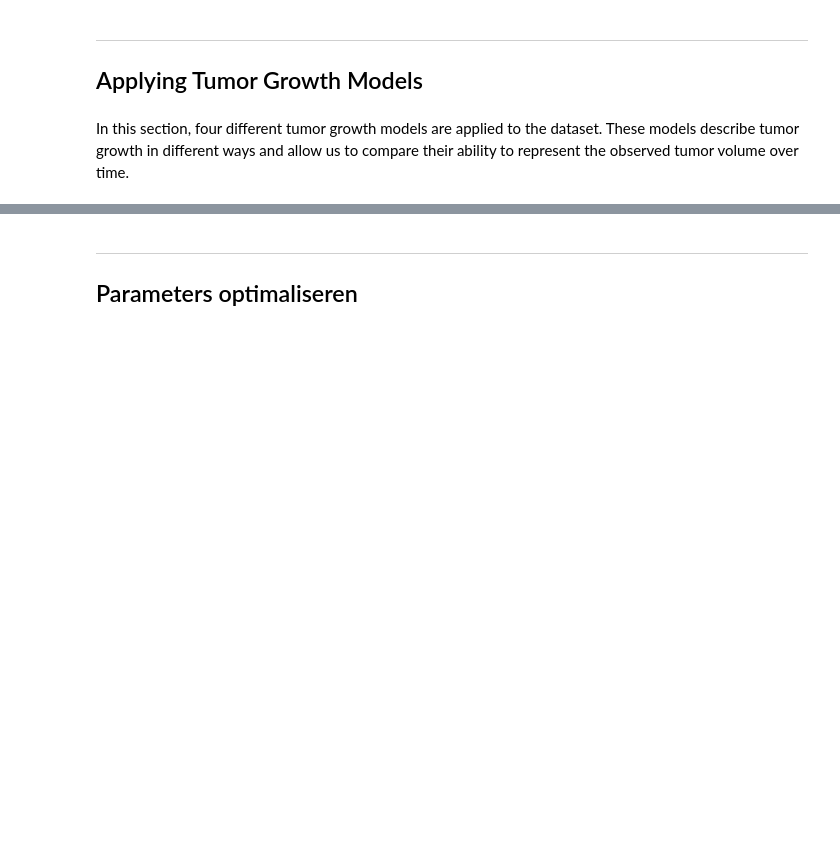
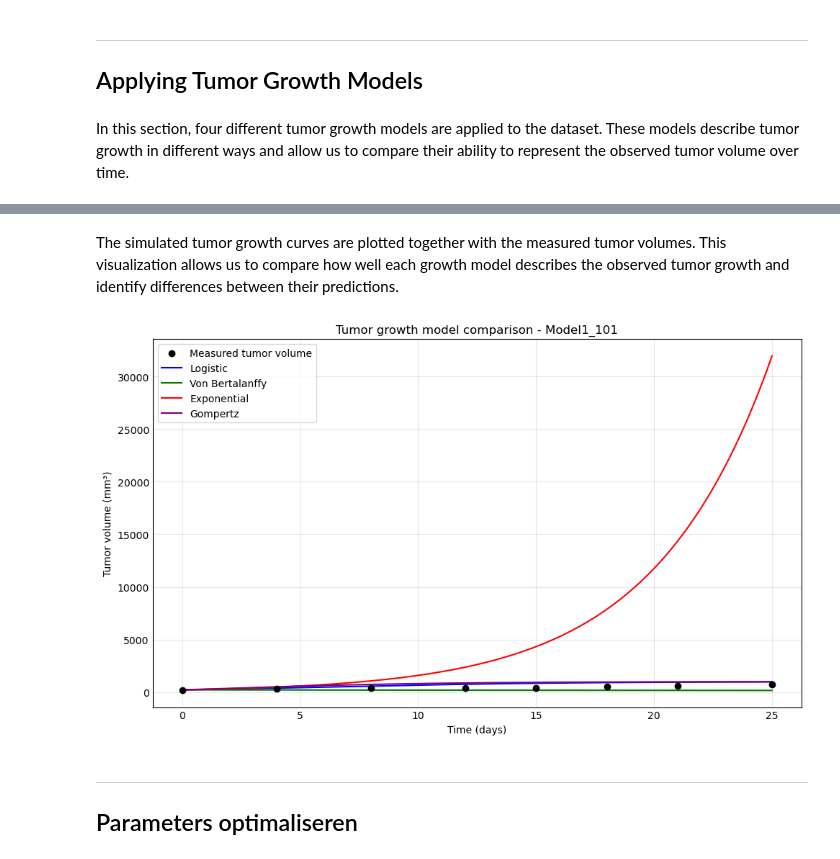
Before and after one commit to cheyennebrouwer/Casus_Dynamic-Modelling, a Jupyter notebook: Use_case_application.ipynb, the cells around one changed output, grey strips where cells are left out. Drawn from its saved outputs; the diff is of its cells as text; code cells hidden in the pictures; blank space fills up the shorter version.

```diff
--- a/Use_case_application.ipynb
+++ b/Use_case_application.ipynb
@@ -251,3 +309,60 @@ In this section, four different tumor growth models are applied to the dataset.
+# %%
+# Create a time array for the simulations
+t_values = np.linspace(times[0], times[-1], 200)
+
+# Store the simulation results
+scipy_results = {}
+
+# Simulate each model
+for model_name, model in models.items():
+    predicted_volumes = solve_ode(
+        model,
+        t_values,
+        volumes[0]
+    )
+
+    scipy_results[model_name] = predicted_volumes
+# %% [markdown]
+The simulated tumor growth curves are plotted together with the measured tumor volumes. This visualization allows us to compare how well each growth model describes the observed tumor growth and identify differences between their predictions.
+# %%
+plt.figure(figsize=(10, 6))
+
+# Define colors for each model
+model_colors = {
+    "Logistic": "blue",
+    "Von Bertalanffy": "green",
+    "Exponential": "red",
+    "Gompertz": "purple"
+}
+
+# Plot measured tumor volumes
+plt.scatter(
+    times,
+    volumes,
+    color="black",
+    label="Measured tumor volume",
+    zorder=5
+)
+
+# Plot each model with its own color
+for model_name, predicted_volumes in scipy_results.items():
+    plt.plot(
+        t_values,
+        predicted_volumes,
+        label=model_name,
+        color=model_colors[model_name]
+    )
+
+plt.xlabel("Time (days)")
+plt.ylabel("Tumor volume (mm³)")
+plt.title("Tumor growth model comparison - Model1_101")
+
+plt.legend()
+plt.grid(alpha=0.3)
+plt.tight_layout()
+plt.show()
+# %% [output]
+[figure, added]
 # %% [markdown]
 ***
 ## Parameters optimaliseren
```
Also changed, not shown: parts of 9 cells of this notebook.
